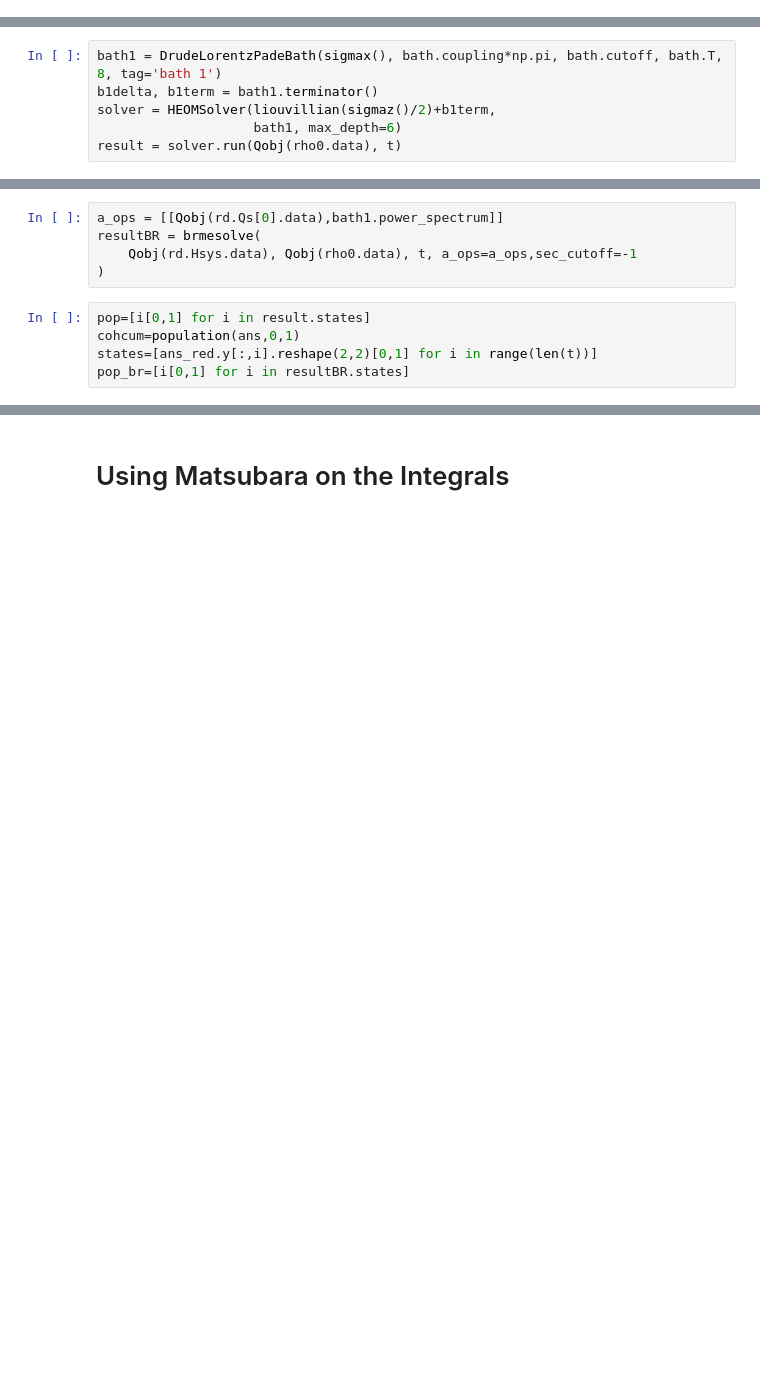
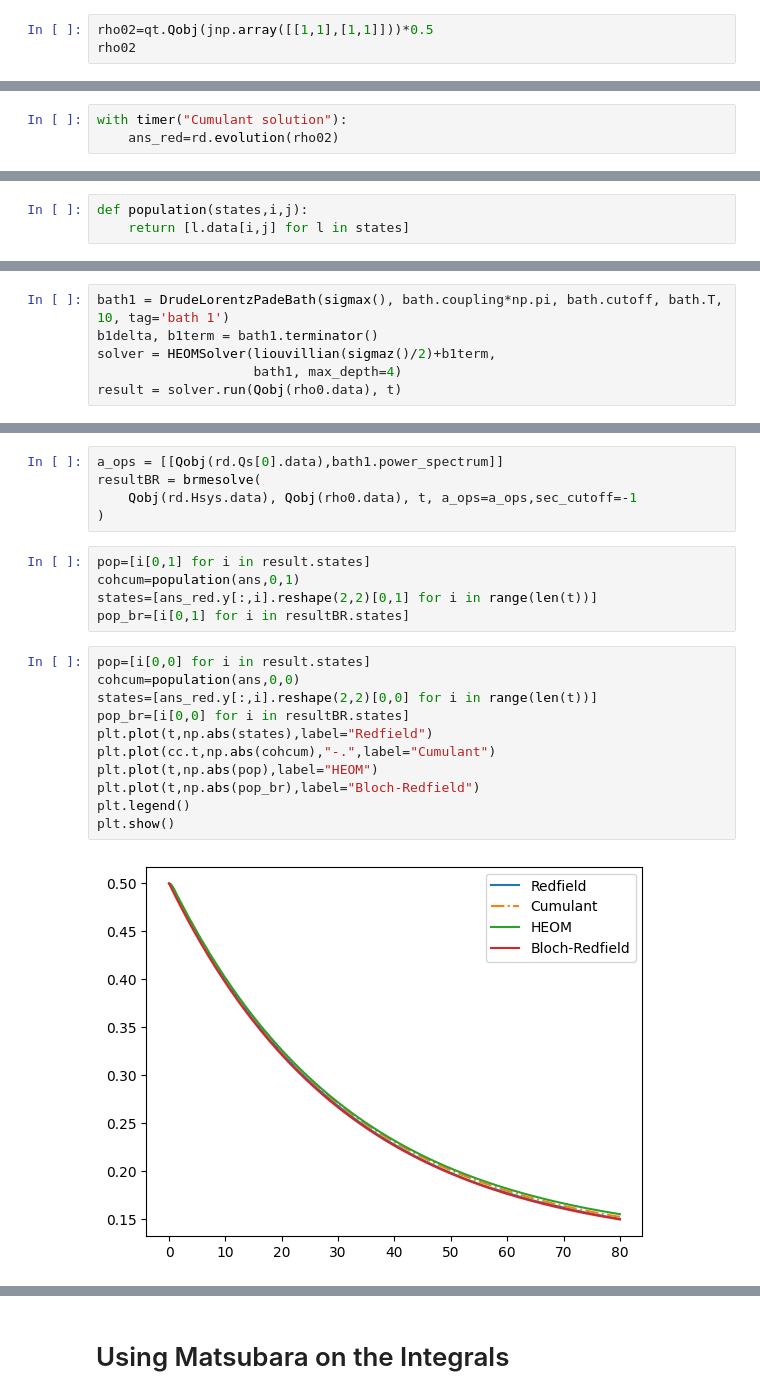
Before and after one commit to mcditoos/NonMarkovianMethods, a Jupyter notebook: nmm/cumulant/testing.ipynb, the cells around one changed output, grey strips where cells are left out. Saved outputs shown, nothing was run; the diff lists cells and outputs as text; blank space fills up the shorter version.

```diff
--- a/nmm/cumulant/testing.ipynb
+++ b/nmm/cumulant/testing.ipynb
@@ -76,0 +57,3 @@ ans_red=rd.evolution(rho0)
+# %%
+rho02=qt.Qobj(jnp.array([[1,1],[1,1]]))*0.5
+rho02
@@ -76,0 +62,3 @@ ans_red=rd.evolution(rho0)
+# %%
+with timer("Cumulant solution"):
+    ans_red=rd.evolution(rho02)
@@ -77,5 +67,8 @@ ans_red=rd.evolution(rho0)
 # %%
 states=[ans_red.y[:,i].reshape(2,2)[0,0] for i in range(len(t))]
+# %%
+def population(states,i,j):
+    return [l.data[i,j] for l in states]
 # %%
 cohcum=population(ans,0,0)
 # %%
@@ -85,9 +78,9 @@ from qutip.solver.heom import DrudeLorentzPadeBath,HEOMSolver
 from qutip import sigmax,sigmaz,liouvillian,Qobj
 import numpy as np
 # %%
-bath1 = DrudeLorentzPadeBath(sigmax(), bath.coupling*np.pi, bath.cutoff, bath.T, 8, tag='bath 1')
+bath1 = DrudeLorentzPadeBath(sigmax(), bath.coupling*np.pi, bath.cutoff, bath.T, 10, tag='bath 1')
 b1delta, b1term = bath1.terminator()
 solver = HEOMSolver(liouvillian(sigmaz()/2)+b1term,
-                    bath1, max_depth=6)
+                    bath1, max_depth=4)
 result = solver.run(Qobj(rho0.data), t)
 # %% [output]
@@ -114,3 +107,16 @@ pop=[i[0,1] for i in result.states]
 cohcum=population(ans,0,1)
 states=[ans_red.y[:,i].reshape(2,2)[0,1] for i in range(len(t))]
 pop_br=[i[0,1] for i in resultBR.states]
+# %%
+pop=[i[0,0] for i in result.states]
+cohcum=population(ans,0,0)
+states=[ans_red.y[:,i].reshape(2,2)[0,0] for i in range(len(t))]
+pop_br=[i[0,0] for i in resultBR.states]
+plt.plot(t,np.abs(states),label="Redfield")
+plt.plot(cc.t,np.abs(cohcum),"-.",label="Cumulant")
+plt.plot(t,np.abs(pop),label="HEOM")
+plt.plot(t,np.abs(pop_br),label="Bloch-Redfield")
+plt.legend()
+plt.show()
+# %% [output]
+[figure, added]
```
Also changed, not shown: parts of 31 cells of this notebook, 3 other files.
